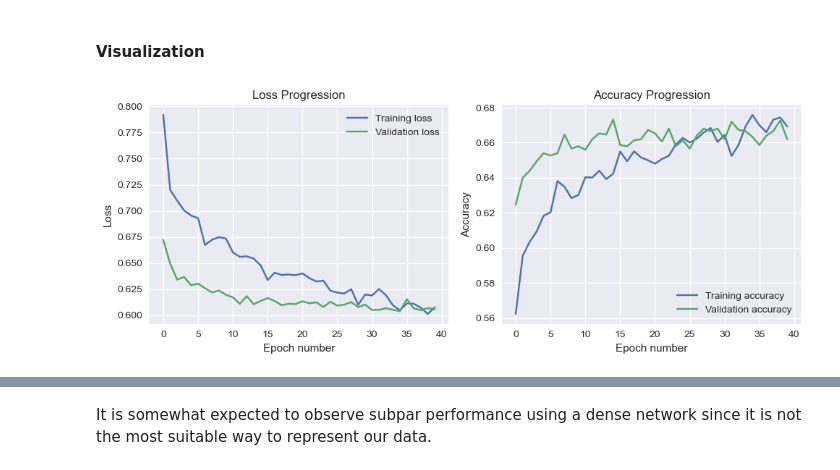
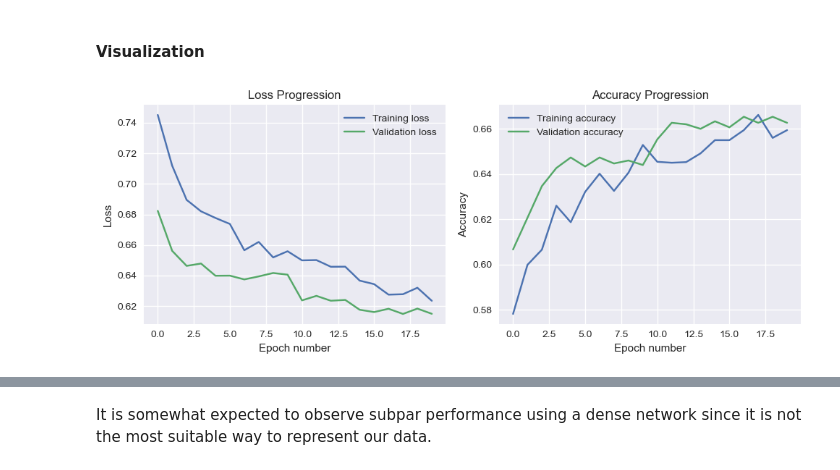
Before and after one commit to baron-de-montblanc/DL-Final-Project, a Jupyter notebook: workbook_FCNN.ipynb, the cells around one changed output, grey strips where cells are left out. Drawn from its saved outputs; the diff is of its cells as text; code cells hidden in the pictures.

```diff
--- a/workbook_FCNN.ipynb
+++ b/workbook_FCNN.ipynb
@@ -35,7 +35,7 @@ plt.style.use("seaborn-v0_8")
 # Initialize some global hyperparameters
 
 NH = 2  # number of hidden layers: 5
-NE = 40  # number of epochs
+NE = 20  # number of epochs
 LR = 1.2e-5  # learning rate: 1.2e-5
 BATCH_SZ = 32  # batch size: 250
 MAX_ITEMS = 100000  # maximum number of elements to consider (input size): 3,000,000
@@ -176,11 +173,18 @@ Final test loss: 0.5689  Final test acc: 0.6873
 # %% [markdown]
 #### Visualization
-# %%
-from visualize import plot_loss_and_accuracy
-
-plot_loss_and_accuracy(loss_list, val_loss_list, acc_list, val_acc_list)
-# %% [output]
-[figure, removed]
+# %%
+from visualize import plot_loss_and_accuracy
+
+print("Teacher FCNN trained on high-quality data")
+
+plot_loss_and_accuracy(loss_list, val_loss_list, acc_list, val_acc_list,
+                       transparent=True,
+                       save_path="./teacher_fcnn.png",
+                       )
+
+print(f"Final test loss: {test_loss:.4f}\t Final test acc: {test_acc:.4f}")
+# %% [output]
+[figure, added]
 # %%
 from visualize import plot_confusion_matrices
 
```
Also changed, not shown: parts of 14 cells of this notebook, 2 other files.
